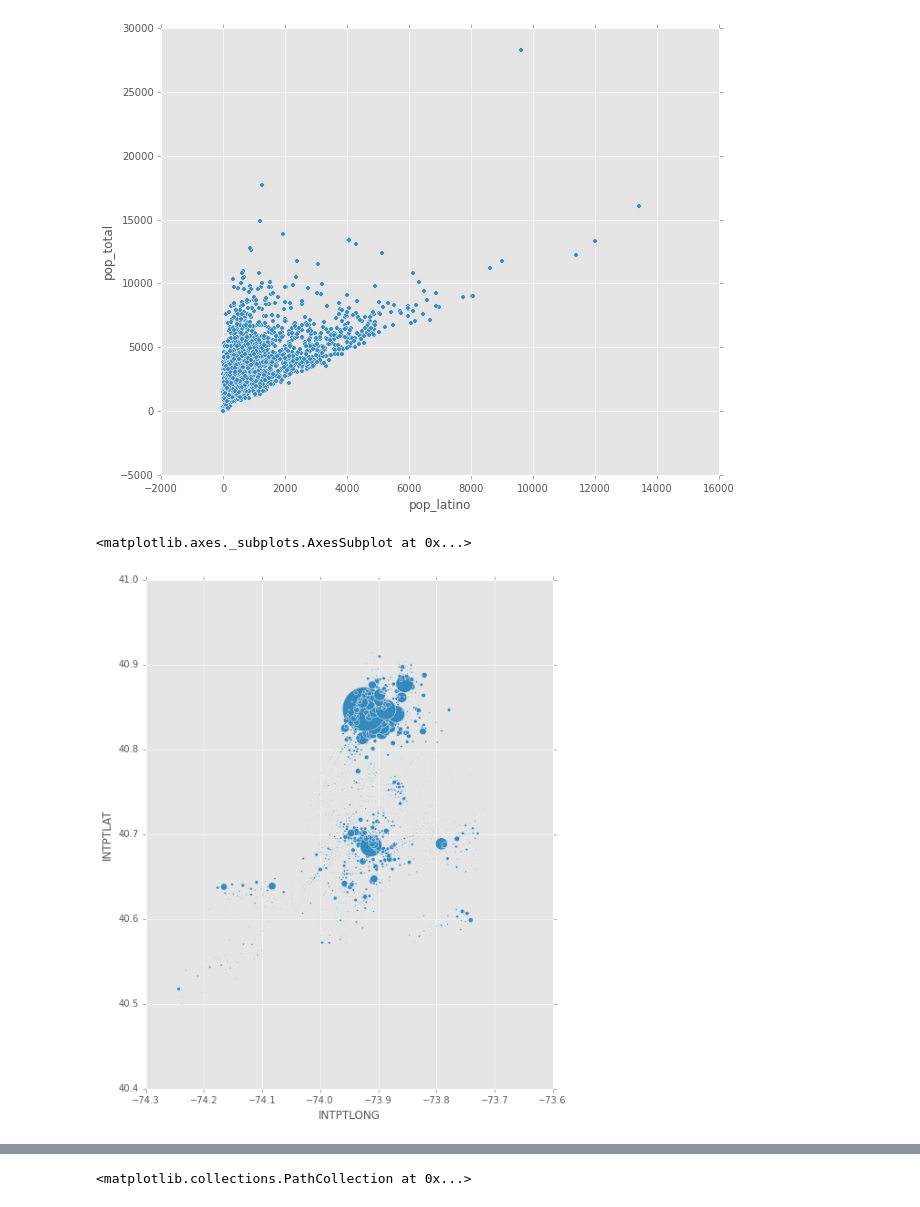
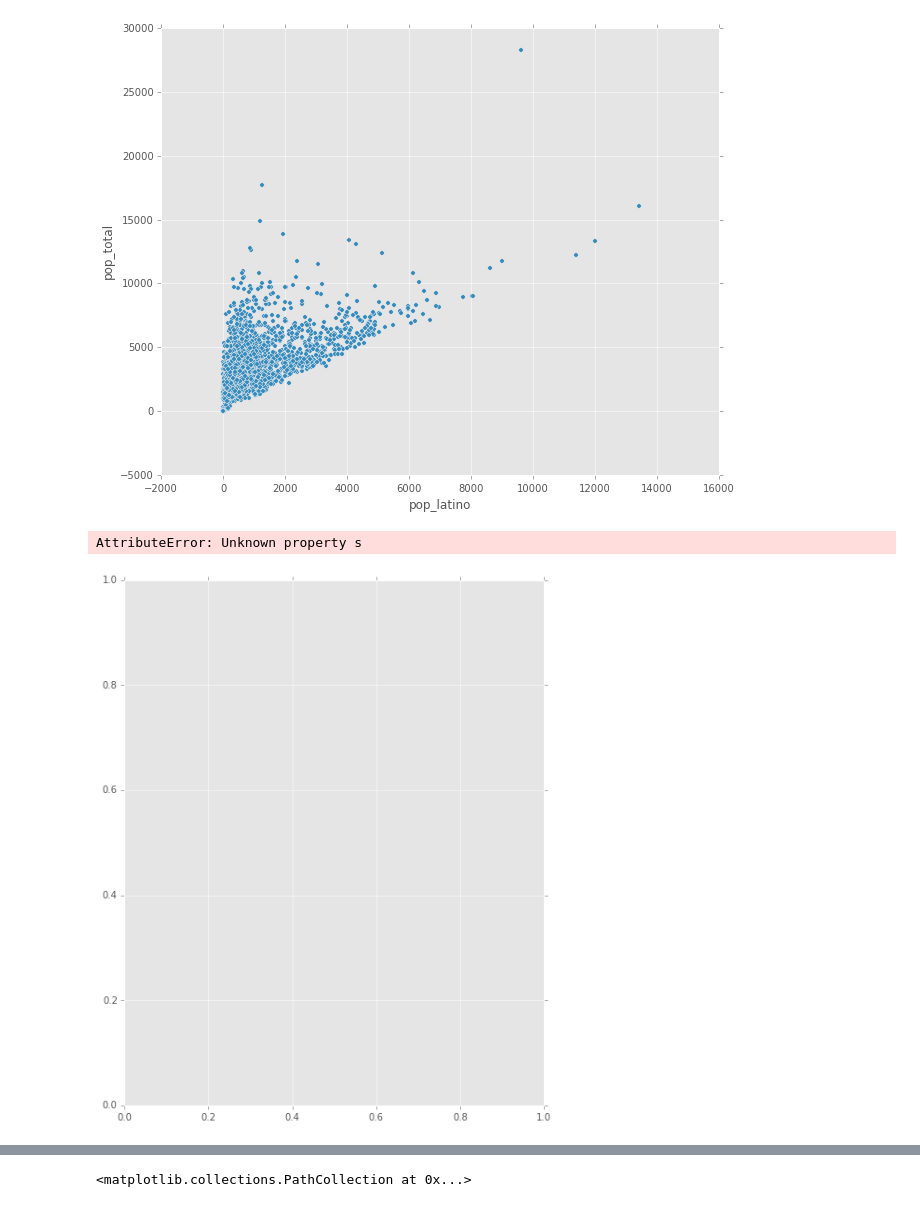
Before and after one commit to luiscvargas/insight_project, a Jupyter notebook: analysis/data_wrangling_census.ipynb, the cells around one changed output, grey strips where cells are left out. Drawn from its saved outputs; the diff is of its cells as text; code cells hidden in the pictures.

```diff
--- a/analysis/data_wrangling_census.ipynb
+++ b/analysis/data_wrangling_census.ipynb
@@ -85,11 +85,3 @@ plt.scatter(data['INTPTLONG'],data['INTPTLAT'],s=2)
 nyc = data[(data['COUNTY_ID'] == "061") | (data['COUNTY_ID'] == "047") |
            (data['COUNTY_ID'] == "005") | (data['COUNTY_ID'] == "081") |
            (data['COUNTY_ID'] == "085")].reset_index(drop=True)
-# %%
-#zip_tract_dict = zip_to_tract()
-tract_zip_dict = api_import.tract_to_zip()
-for irow, row in nyc.iterrows():
-    if (row['COUNTY_ID'],row['TRACT_ID']) in tract_zip_dict.keys():
-        nyc.ix[irow,'ZIPCODE'] = tract_zip_dict[(row['COUNTY_ID'],row['TRACT_ID'])]
-    else:
-        nyc.ix[irow,'ZIPCODE'] = "00000"
@@ -96,5 +97,13 @@ for irow, row in nyc.iterrows():
 # %%
 nyc.set_index(['COUNTY_ID', 'TRACT_ID'],inplace=True,drop=True)
+# %%
+#zip_tract_dict = zip_to_tract()
+tract_zip_dict = tract_to_zip()
+for irow, row in nyc.iterrows():
+    if irow in tract_zip_dict.keys():
+        nyc.ix[irow,'ZIPCODE'] = tract_zip_dict[irow]
+    else:
+        nyc.ix[irow,'ZIPCODE'] = "00000"
 # %%
 nyc.head(5)
 # %% [output]
@@ -199,5 +234,0 @@ staten_df = api_import.query_census(census_vars_keys, "85")
-# %%
-#Concatenate information for all boroughs
-dfs = [manhattan_df,bronx_df,queens_df,brooklyn_df,staten_df]
-census_df = pd.concat(dfs)
-census_df = census_df.reset_index(drop=True)
@@ -304,7 +342,7 @@ df.plot(kind='scatter', x='pop_latino', y='pop_total')
 # %%
 mpl.rcParams["figure.figsize"] = (8,10)
 dfsub = df[df['pop_total'] > 0.0]  #dfsub used for plotting where pop_total > 0.0
-dfsub.plot(kind='scatter', x='INTPTLONG', y='INTPTLAT',s=0.5*dfsub['pop_latino']/dfsub['pop_asian'])
+dfsub.plot(kind='scatter', x='INTPTLONG', y='INTPTLAT',s=50*dfsub['pop_asian']/(dfsub['pop_asian']+dfsub['pop_latino']))
 # %% [output]
-<matplotlib.axes._subplots.AxesSubplot at 0x...>
+AttributeError: Unknown property s
-[figure, old version]
+[figure, new version]
```
Also changed, not shown: parts of 17 cells of this notebook, 4 other files.
